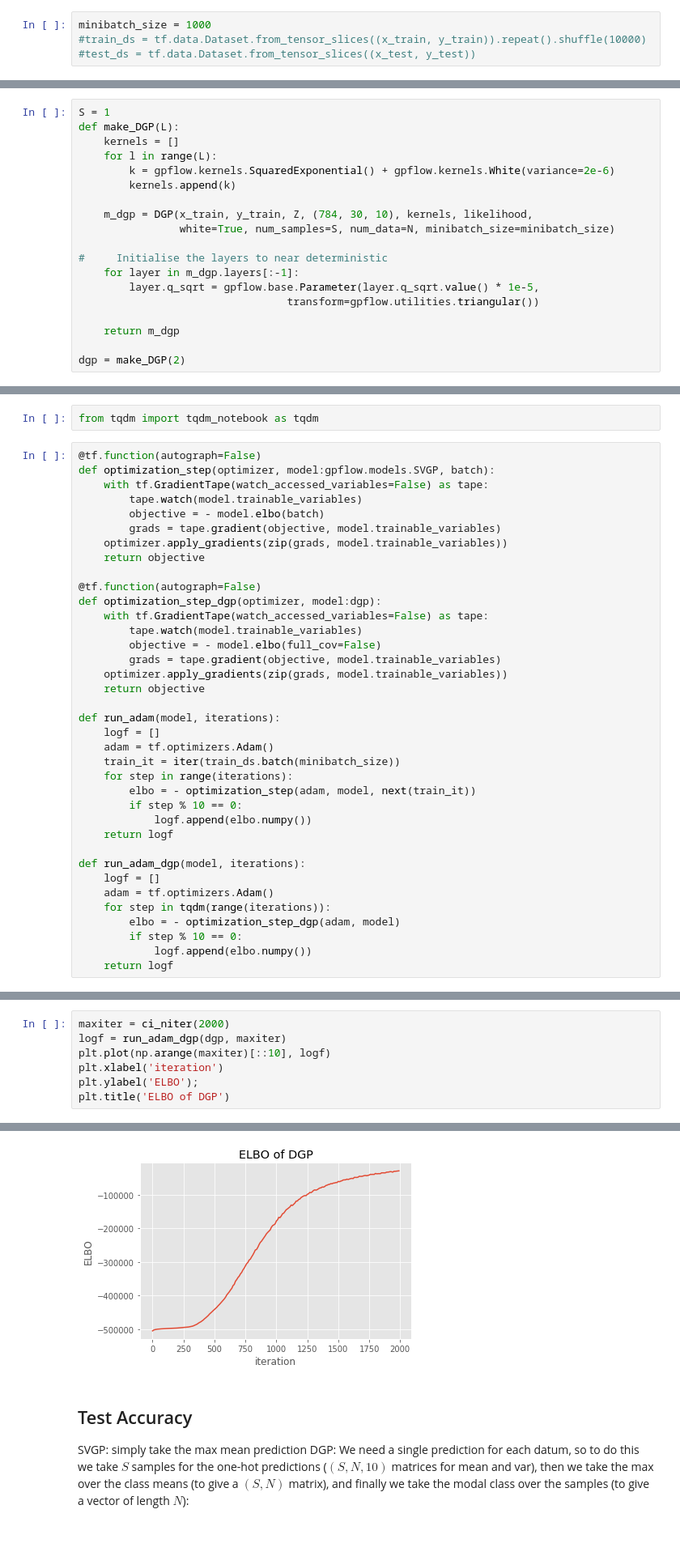
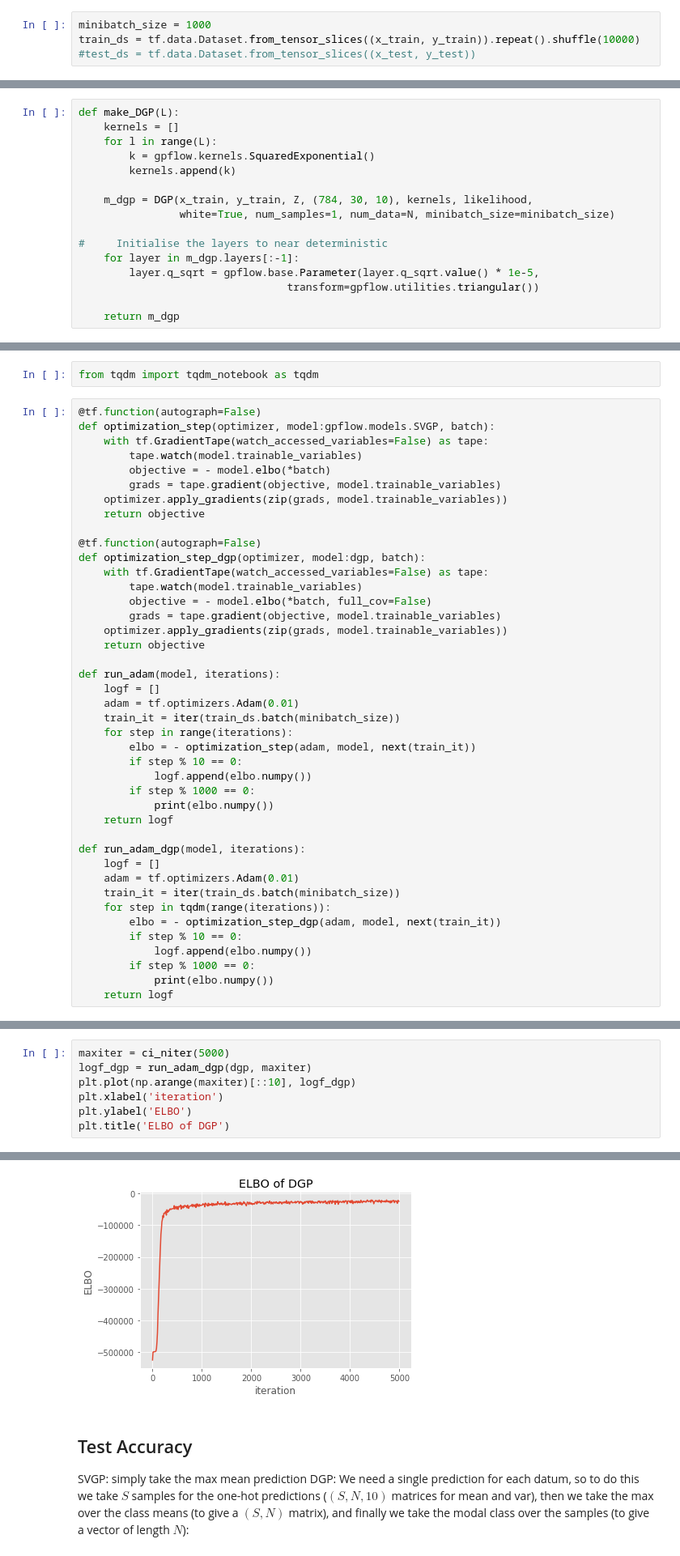
Before and after one commit to MattAshman/MLMI4, a Jupyter notebook: notebooks/mnist-classification.ipynb, the cells around one changed output, grey strips where cells are left out. Shown: that part at 81% size. Cells and saved outputs as stored; diff of their text form.

```diff
--- a/notebooks/mnist-classification.ipynb
+++ b/notebooks/mnist-classification.ipynb
@@ -32,7 +36,7 @@ y_train = np.reshape(y_train,(-1,1))
 y_test = np.reshape(y_test,(-1,1))
 # %%
 minibatch_size = 1000
-#train_ds = tf.data.Dataset.from_tensor_slices((x_train, y_train)).repeat().shuffle(10000)
+train_ds = tf.data.Dataset.from_tensor_slices((x_train, y_train)).repeat().shuffle(10000)
 #test_ds = tf.data.Dataset.from_tensor_slices((x_test, y_test))
 # %%
 N = x_train.shape[0]
@@ -53,15 +58,14 @@ kernel = gpflow.kernels.SquaredExponential() + gpflow.kernels.White(variance=2e-
 m = gpflow.models.SVGP(kernel=kernel, likelihood=likelihood,
     inducing_variable=Z, num_latent=10, whiten=True, q_diag=True)
 # %%
-S = 1
 def make_DGP(L):
     kernels = []
     for l in range(L):
-        k = gpflow.kernels.SquaredExponential() + gpflow.kernels.White(variance=2e-6)
+        k = gpflow.kernels.SquaredExponential()
         kernels.append(k)
 
     m_dgp = DGP(x_train, y_train, Z, (784, 30, 10), kernels, likelihood,
-                white=True, num_samples=S, num_data=N, minibatch_size=minibatch_size)
+                white=True, num_samples=1, num_data=N, minibatch_size=minibatch_size)
 
 #     Initialise the layers to near deterministic
     for layer in m_dgp.layers[:-1]:
@@ -69,5 +73,3 @@ def make_DGP(L):
                                  transform=gpflow.utilities.triangular())
 
     return m_dgp
-
-dgp = make_DGP(2)
@@ -110,36 +111,41 @@ from tqdm import tqdm_notebook as tqdm
 def optimization_step(optimizer, model:gpflow.models.SVGP, batch):
     with tf.GradientTape(watch_accessed_variables=False) as tape:
         tape.watch(model.trainable_variables)
-        objective = - model.elbo(batch)
+        objective = - model.elbo(*batch)
         grads = tape.gradient(objective, model.trainable_variables)
     optimizer.apply_gradients(zip(grads, model.trainable_variables))
     return objective
 
 @tf.function(autograph=False)
-def optimization_step_dgp(optimizer, model:dgp):
+def optimization_step_dgp(optimizer, model:dgp, batch):
     with tf.GradientTape(watch_accessed_variables=False) as tape:
         tape.watch(model.trainable_variables)
-        objective = - model.elbo(full_cov=False)
+        objective = - model.elbo(*batch, full_cov=False)
         grads = tape.gradient(objective, model.trainable_variables)
     optimizer.apply_gradients(zip(grads, model.trainable_variables))
     return objective
 
 def run_adam(model, iterations):
     logf = []
-    adam = tf.optimizers.Adam()
+    adam = tf.optimizers.Adam(0.01)
     train_it = iter(train_ds.batch(minibatch_size))
     for step in range(iterations):
         elbo = - optimization_step(adam, model, next(train_it))
         if step % 10 == 0:
             logf.append(elbo.numpy())
+        if step % 1000 == 0:
+            print(elbo.numpy())
     return logf
 
 def run_adam_dgp(model, iterations):
     logf = []
-    adam = tf.optimizers.Adam()
+    adam = tf.optimizers.Adam(0.01)
+    train_it = iter(train_ds.batch(minibatch_size))
     for step in tqdm(range(iterations)):
-        elbo = - optimization_step_dgp(adam, model)
+        elbo = - optimization_step_dgp(adam, model, next(train_it))
         if step % 10 == 0:
             logf.append(elbo.numpy())
+        if step % 1000 == 0:
+            print(elbo.numpy())
     return logf
 # %%
@@ -155,9 +169,9 @@ Text(0.5,1,'ELBO of single layer SVGP')
 # %%
-maxiter = ci_niter(2000)
-logf = run_adam_dgp(dgp, maxiter)
-plt.plot(np.arange(maxiter)[::10], logf)
+maxiter = ci_niter(5000)
+logf_dgp = run_adam_dgp(dgp, maxiter)
+plt.plot(np.arange(maxiter)[::10], logf_dgp)
 plt.xlabel('iteration')
-plt.ylabel('ELBO');
+plt.ylabel('ELBO')
 plt.title('ELBO of DGP')
 # %% [output]
 Please use `tqdm.notebook.tqdm` instead of `tqdm.tqdm_notebook`
@@ -166,4 +184,4 @@ Text(0.5,1,'ELBO of DGP')
-[figure, old version]
+[figure, new version]
 # %% [markdown]
 ## Test Accuracy
 SVGP: simply take the max mean prediction
```
Also changed, not shown: parts of 11 cells of this notebook.
